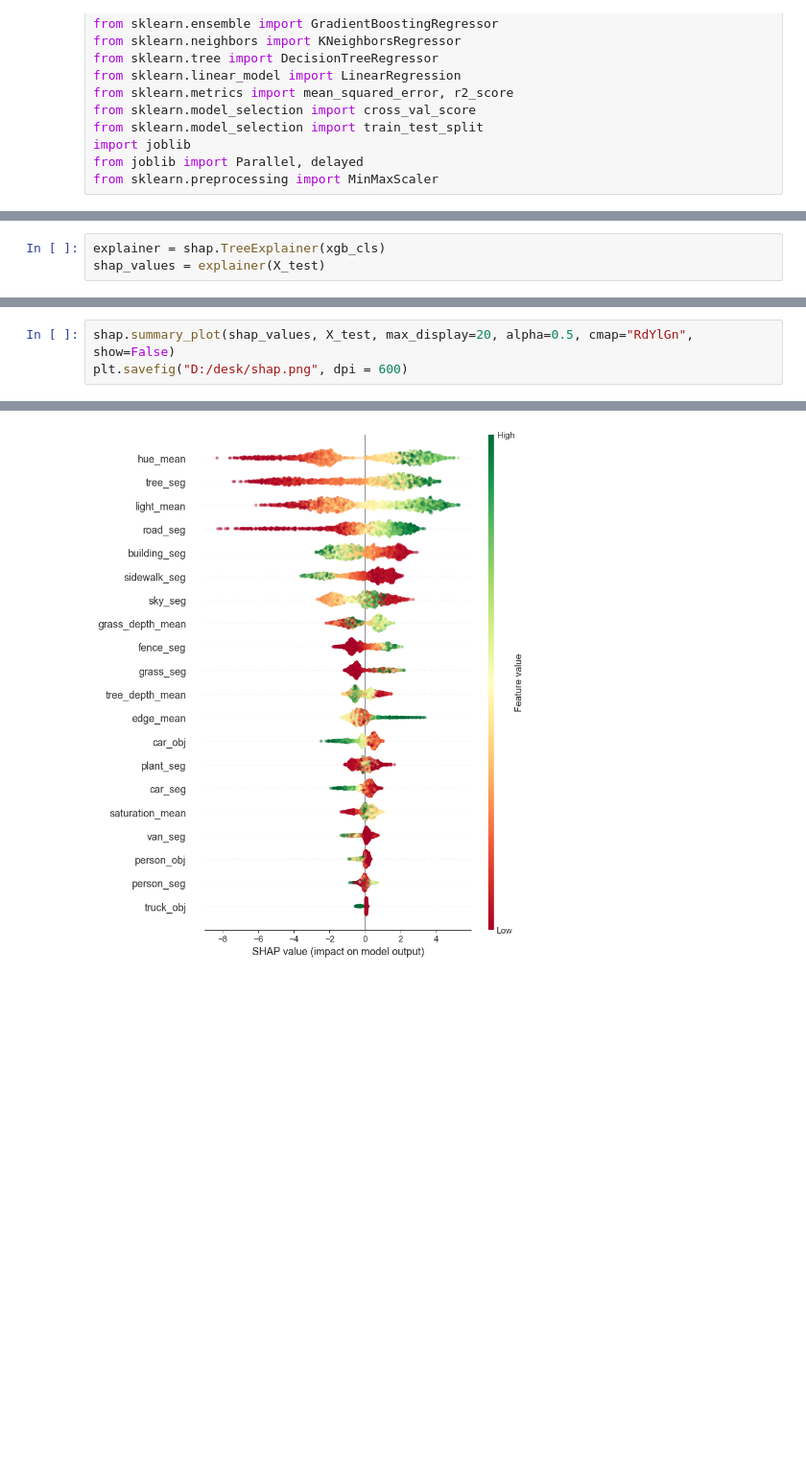
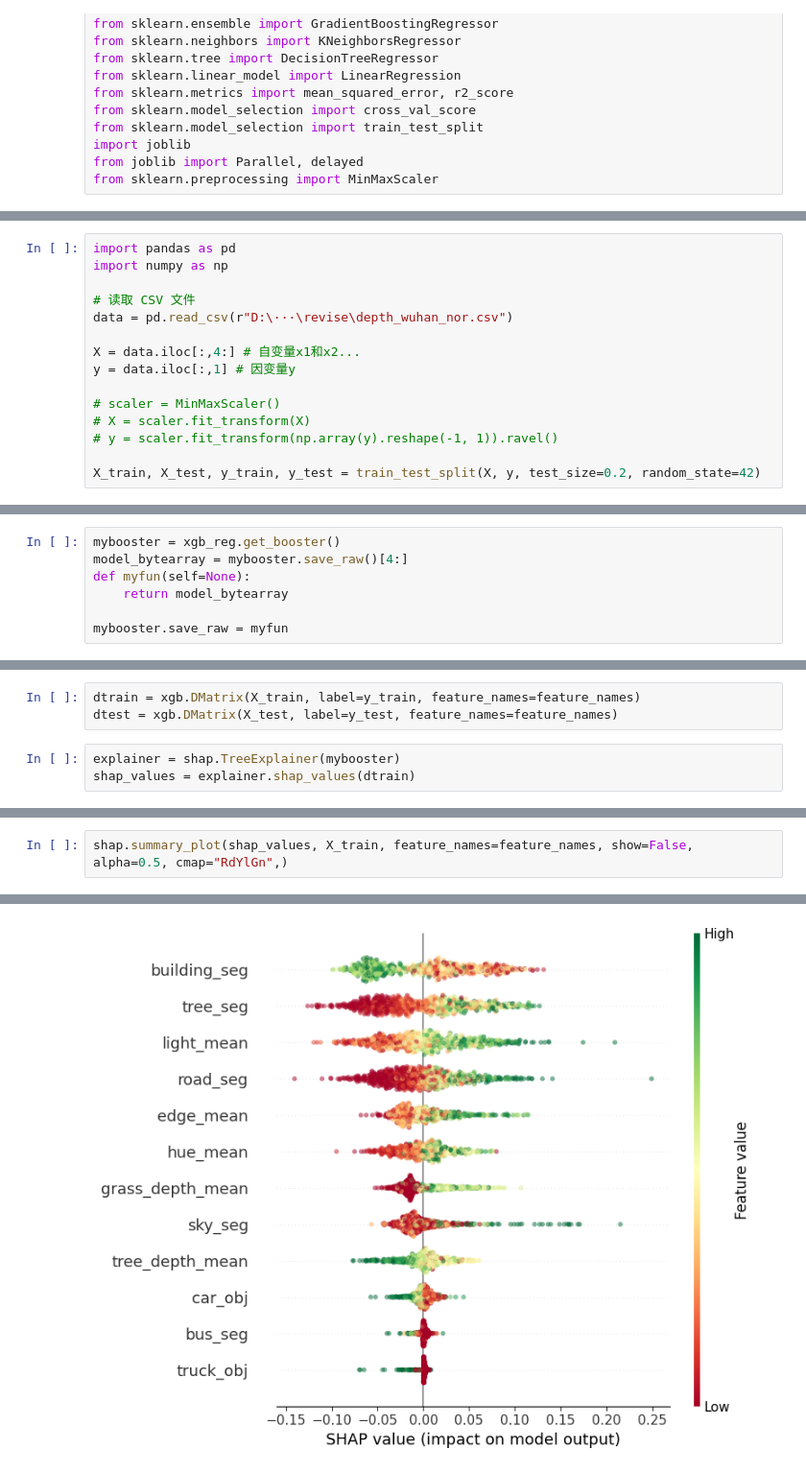
Before and after one commit to MMHHRR/Perception_distance, a Jupyter notebook: code/restoration_depth.ipynb, the cells around one changed output, grey strips where cells are left out. Shown at 96% size. Drawn from its saved outputs; the diff is of its cells as text; blank space fills up the shorter version.

```diff
--- a/code/restoration_depth.ipynb
+++ b/code/restoration_depth.ipynb
@@ -456,0 +405,15 @@ plt.show()
+# %%
+import pandas as pd
+import numpy as np
+
+# 读取 CSV 文件
+data = pd.read_csv(r"D:\···\revise\depth_wuhan_nor.csv")
+
+X = data.iloc[:,4:] # 自变量x1和x2...
+y = data.iloc[:,1] # 因变量y
+
+# scaler = MinMaxScaler()
+# X = scaler.fit_transform(X)
+# y = scaler.fit_transform(np.array(y).reshape(-1, 1)).ravel()
+
+X_train, X_test, y_train, y_test = train_test_split(X, y, test_size=0.2, random_state=42)
@@ -547,0 +515,7 @@ np.savetxt('D:/desk/depth_restoration/predict_result.csv', predictions, delimite
+# %%
+mybooster = xgb_reg.get_booster()
+model_bytearray = mybooster.save_raw()[4:]
+def myfun(self=None):
+    return model_bytearray
+
+mybooster.save_raw = myfun
@@ -550,6 +625,9 @@ import shap
 shap.initjs()  # notebook环境下，加载用于可视化的JS代码
 # %% [output]
 [interactive output not drawn]
+# %%
+dtrain = xgb.DMatrix(X_train, label=y_train, feature_names=feature_names)
+dtest = xgb.DMatrix(X_test, label=y_test, feature_names=feature_names)
 # %%
-explainer = shap.TreeExplainer(xgb_cls)
-shap_values = explainer(X_test)
+explainer = shap.TreeExplainer(mybooster)
+shap_values = explainer.shap_values(dtrain)
@@ -560,4 +634,3 @@ shap_values
 # %%
-shap.summary_plot(shap_values, X_test, max_display=20, alpha=0.5, cmap="RdYlGn", show=False)
-plt.savefig("D:/desk/shap.png", dpi = 600)
+shap.summary_plot(shap_values, X_train, feature_names=feature_names, show=False, alpha=0.5, cmap="RdYlGn",)
 # %% [output]
@@ -565 +637 @@ No data for colormapping provided via 'c'. Parameters 'vmin', 'vmax' will be ign
-[figure, old version]
+[figure, new version]
```
Also changed, not shown: parts of 53 cells of this notebook.
